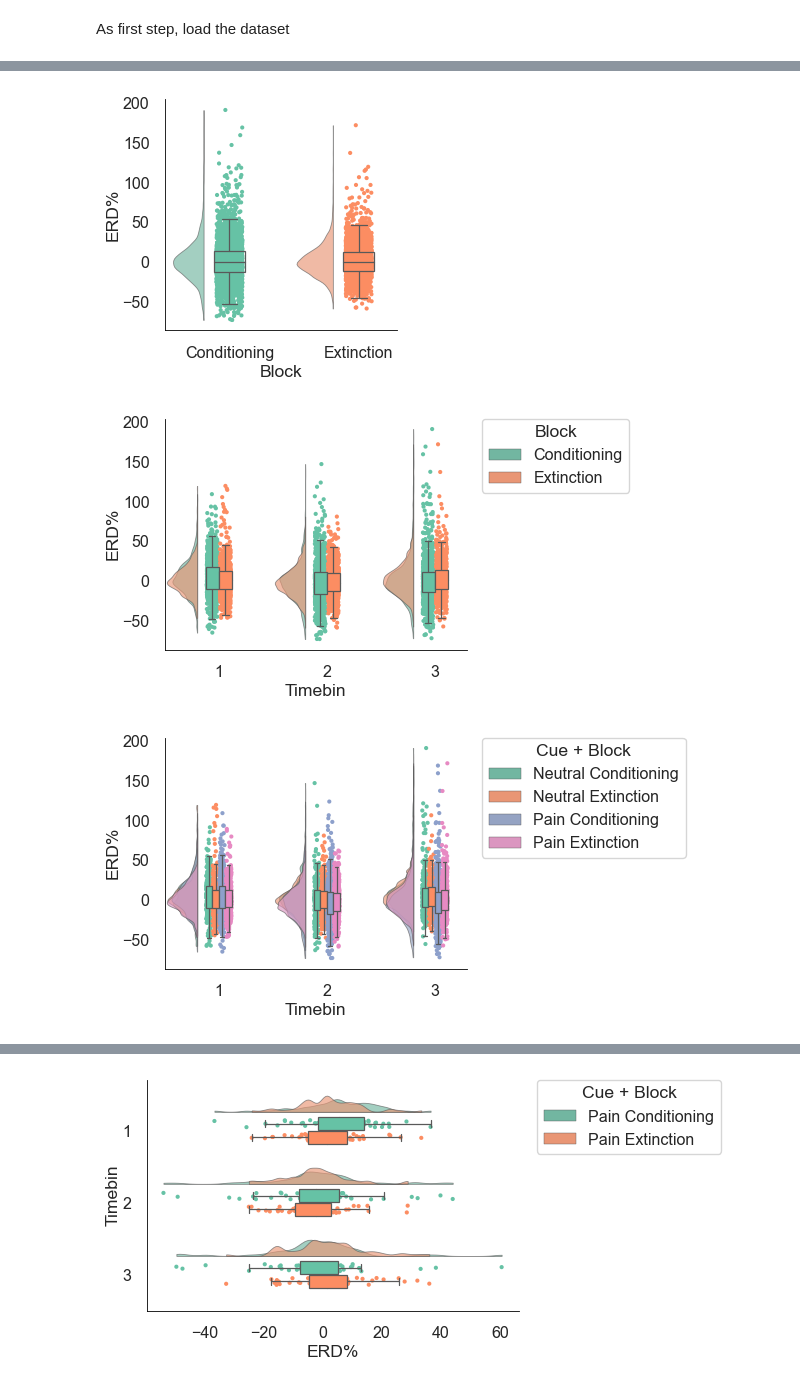
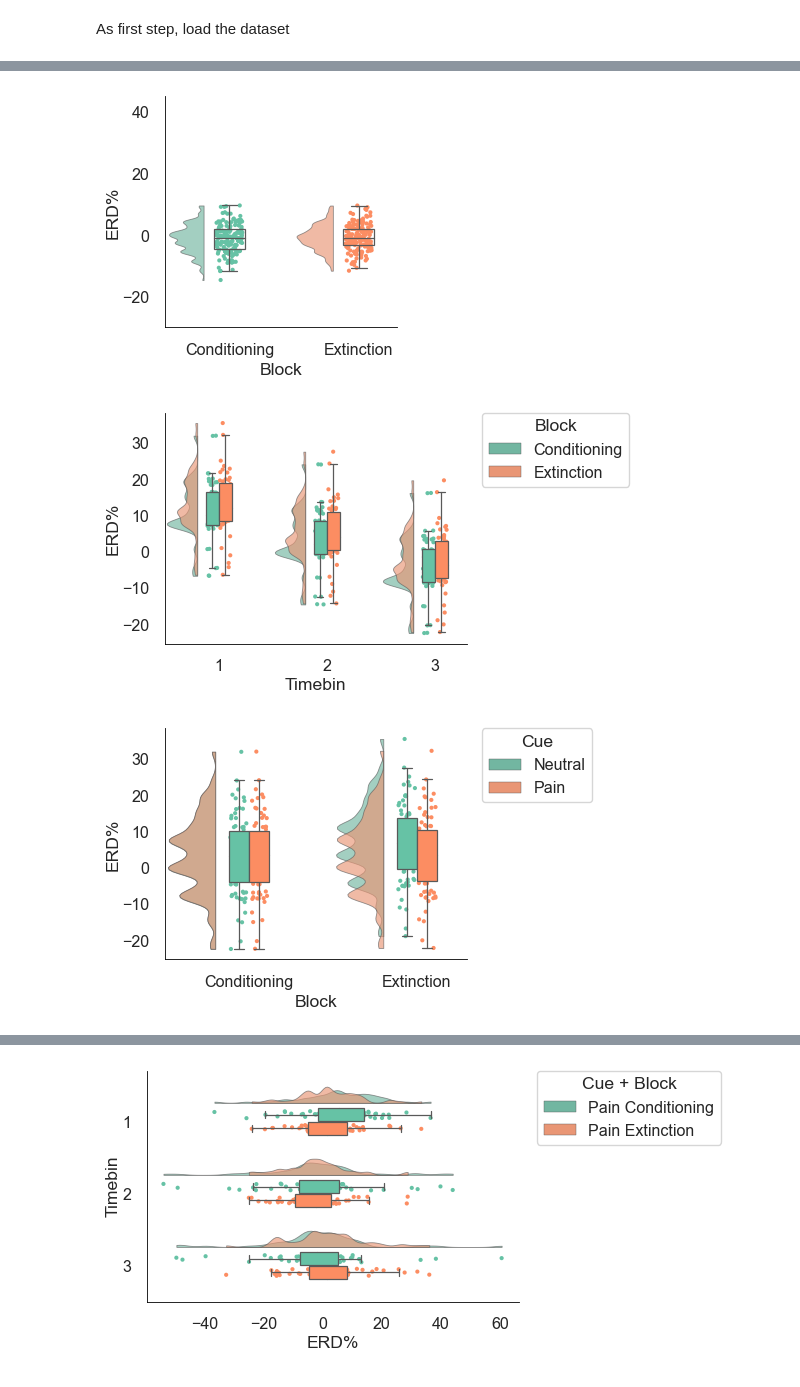
Before and after one commit to dhewitt16/PainAnticipationVRStudy, a Jupyter notebook: EEGFigs.ipynb, the cells around one changed output, grey strips where cells are left out. Saved outputs shown, nothing was run; the diff lists cells and outputs as text; code cells hidden in the pictures.

```diff
--- a/EEGFigs.ipynb
+++ b/EEGFigs.ipynb
@@ -16,3 +16,18 @@ def export_fig(axis,text, fname):
     if savefigs:
         axis.text()
         axis.savefig(fname, bbox_inches='tight')
+# %%
+path = "/Users/dhewitt/Data/pps/Exports/"
+fileType = ".csv"
+#fileName = ("PPSERDDataLong_Grouped_noav_" + version + "_plotting" + fileType) ## raw data
+fileName = ("adjustedRQ1data_180324" + fileType) ## predicted data from lmes
+
+figOutName = ("ERD_Grouped_noav_" + version)
+
+figs_dir = (path + 'figs/')
+print(fileName)
+
+if savefigs:
+    # Make the figures folder if it doesn't yet exist
+    if not os.path.isdir(figs_dir):
+        os.makedirs(figs_dir)
@@ -33,16 +50,3 @@ savefigs = True
 
 electrodeCluster = 3 # 1 = "Frontal", 3 = "Central", 4 = "Parietal", 5 = "Occipital"
 freqBand = 8
-# %%
-path = "/Users/dhewitt/Data/pps/Exports/"
-fileType = ".csv"
-fileName = ("PPSERDDataLong_Grouped_noav_" + version + "_plotting" + fileType)
-figOutName = ("ERD_Grouped_noav_" + version)
-
-figs_dir = (path + 'figs/')
-print(fileName)
-
-if savefigs:
-    # Make the figures folder if it doesn't yet exist
-    if not os.path.isdir(figs_dir):
-        os.makedirs(figs_dir)
@@ -56,7 +58,10 @@ df = pd.read_csv(path + measureType + "/" + fileName)
 
 #dfnew = pd.DataFrame()
 df = df.loc[(df['Grouping2'] == electrodeCluster) & (df['FreqBand'] == freqBand)]
+#df['Cue + Block'] = df['Cue'].astype(str) + ' ' + df['Block'].astype(str)
 df['Cue + Block'] = df['Cue'].astype(str) + ' ' + df['Block'].astype(str)
+## Averaging over block repetitions and all electrodes in the cluster
+df = df.groupby(['ID', 'Timebin', 'Cue', 'Block', 'Cue + Block']).mean().reset_index() #averaging because of repetitions which have the same predicted value
 df
 
 #box_showmeans = True, box_meanprops={"marker": "_","markeredgecolor": "black","markersize": lW},
@@ -154,5 +161,5 @@ if savefigs:
 # %%
-# Main effects of block
+# Block main effect
 
 #f, ax = plt.subplots(figsize=(7, 7))
 #f, ax = plt.subplots(figsize=(figSize*1.3, figSize)) # for a flatter, wider chart
@@ -163,6 +170,8 @@ ax=pt.RainCloud(x = xAxisCond, y = yAxis, data = df, palette = pal, bw = sigma,
                 orient = ort , box_showfliers = False,
                 alpha = .65,  dodge = True, width_box = boxWidth,
                box_linewidth = lW, box_whiskerprops = dict(linewidth=lW))
+
+ax.set_ylim(-30, 45)
 
 ax.spines["top"].set_visible(False)
 ax.spines["right"].set_visible(False)
@@ -178,9 +187,9 @@ ax.yaxis.labelpad = 1
 if savefigs:
     plt.savefig(figs_dir + figOutName +"_fig3cond_" + str(freqBand) + "Hz_Cluster" + str(electrodeCluster) + ".svg", format='svg', dpi=1200, bbox_inches='tight')
 # %% [output]
-[figure, old version]
+[figure, new version]
 # %%
-#Phase Interactions
+#Block x Phase Interactions
 
 #f, ax = plt.subplots(figsize=(7, 7))
 f, ax = plt.subplots(figsize=(figSize*1.3, figSize)) # for a flatter, wider chart
@@ -206,32 +215,32 @@ ax.yaxis.labelpad = 1
 if savefigs:
     plt.savefig(figs_dir + figOutName +"_fig4condphase_" + str(freqBand) + "Hz_Cluster" + str(electrodeCluster) + ".svg", format='svg', dpi=1200, bbox_inches='tight')
 # %% [output]
-[figure, old version]
+[figure, new version]
 # %%
-#Phase Interactions
+#Block x Cue Interactions
 
 #f, ax = plt.subplots(figsize=(7, 7))
 f, ax = plt.subplots(figsize=(figSize*1.3, figSize)) # for a flatter, wider chart
 #f, ax = plt.subplots(figsize=(figSize, figSize)) # for a squarer chart
 
-ax=pt.RainCloud(x = zAxis, y = yAxis, hue = xAxisInt, data = df, palette = pal, bw = sigma,
+ax=pt.RainCloud(x = xAxisCond, y = yAxis, hue = xAxis, data = df, palette = pal, bw = sigma,
                  width_viol = violinWidth, ax = ax, point_size = dotsize, linewidth = eW,
                 orient = ort , box_showfliers = False,
                 alpha = .65,  dodge = True, width_box = boxWidth,
                box_linewidth = lW, box_whiskerprops = dict(linewidth=lW))
 
 ax.spines["top"].set_visible(False)
 ax.spines["right"].set_visible(False)
 ax.spines['bottom'].set_color('Black')
 ax.spines['bottom'].set_linewidth(eW)
 ax.spines['left'].set_color('Black')
 ax.spines['left'].set_linewidth(eW)
 ax.tick_params(axis='both', which='both', pad=5) #change pad to make the axes labels further/closer to axis
 ax.xaxis.labelpad = 3 # space between axis label and data name
 ax.yaxis.labelpad = 1
 
 #plt.title("Figure P15\n Adjusting Raincloud Alpha Level")
 if savefigs:
-    plt.savefig(figs_dir + figOutName +"_fig4condphase_" + str(freqBand) + "Hz_Cluster" + str(electrodeCluster) + ".svg", format='svg', dpi=1200, bbox_inches='tight')
+    plt.savefig(figs_dir + figOutName +"_fig4condcue_" + str(freqBand) + "Hz_Cluster" + str(electrodeCluster) + ".svg", format='svg', dpi=1200, bbox_inches='tight')
 # %% [output]
-[figure, old version]
+[figure, new version]
```
Also changed, not shown: parts of 26 cells of this notebook, 1 other file.
